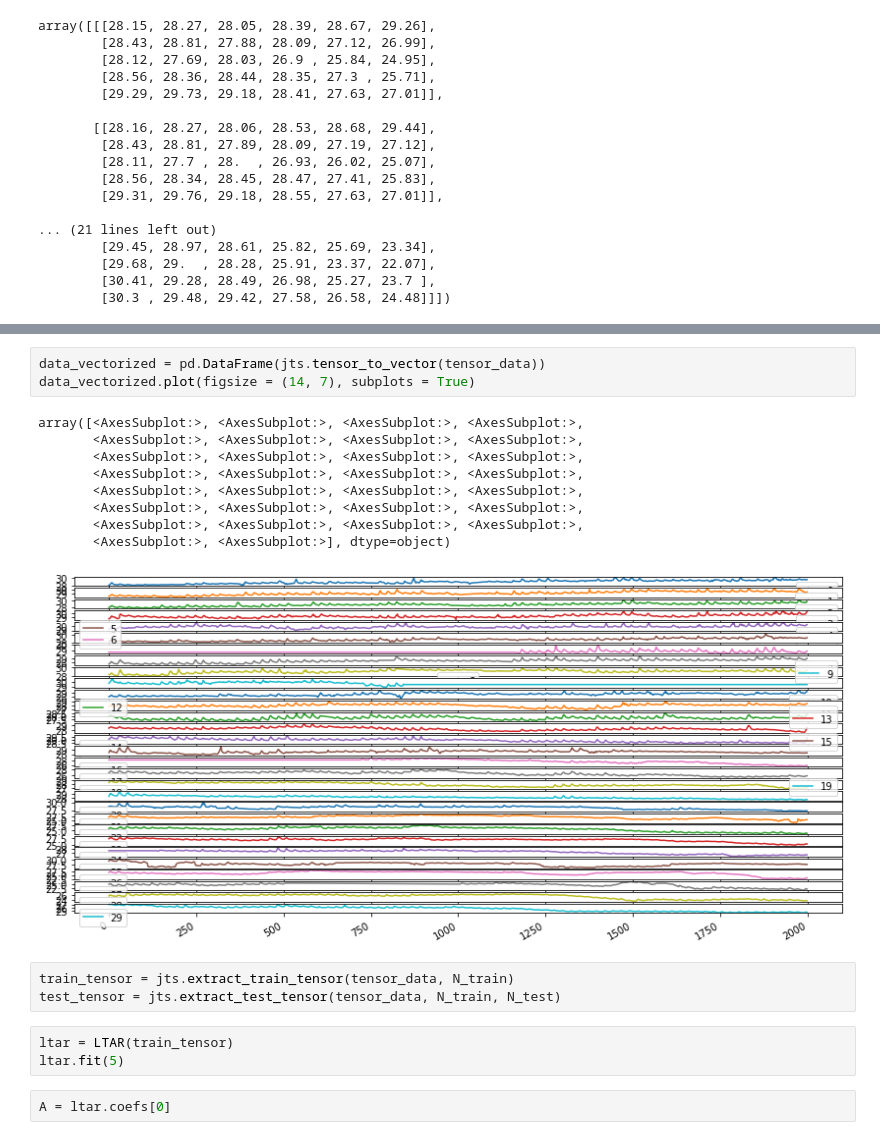
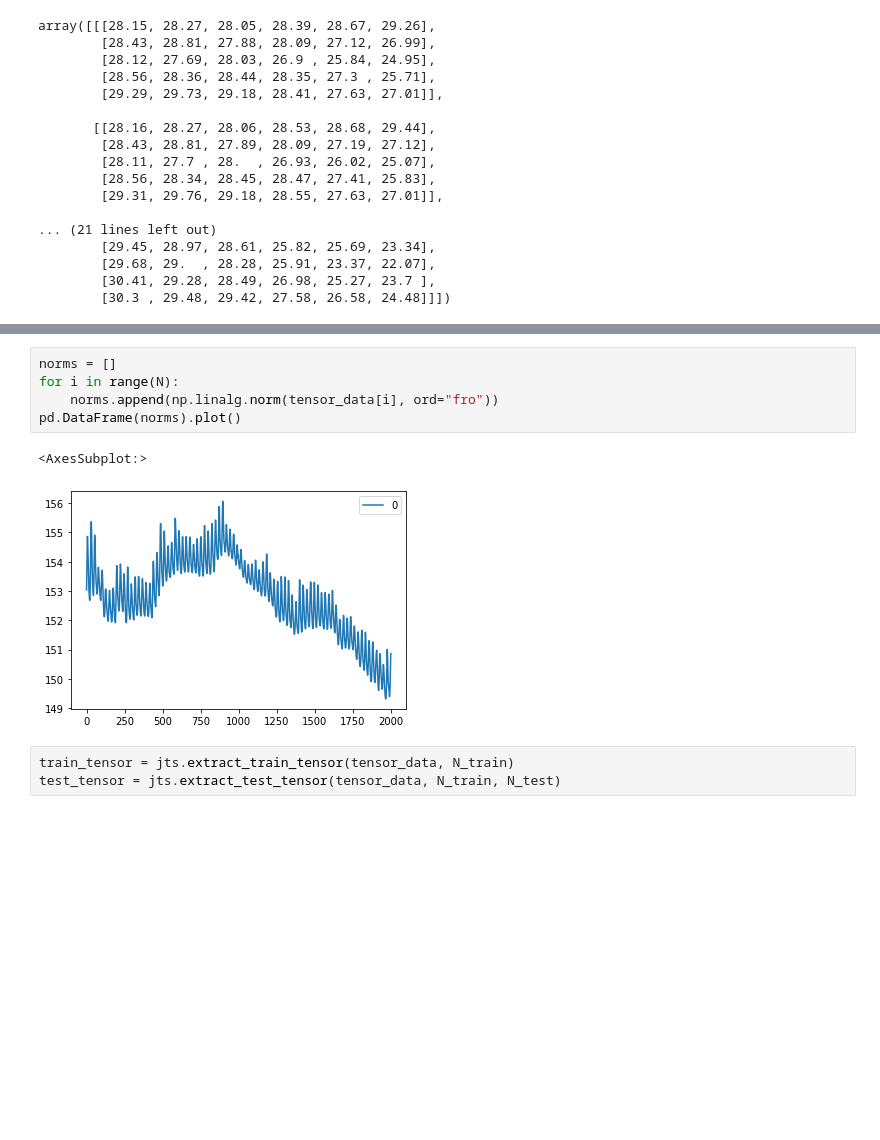
Before and after one commit to VintageDesign/multi_linear_research, a Jupyter notebook: jackson/Docs&Code/L-TVAR/sst_class.ipynb, the cells around one changed output, grey strips where cells are left out. Saved outputs shown, nothing was run; the diff lists cells and outputs as text; blank space fills up the shorter version.

```diff
--- a/jackson/Docs&Code/L-TVAR/sst_class.ipynb
+++ b/jackson/Docs&Code/L-TVAR/sst_class.ipynb
@@ -85,21 +77,11 @@ array([[28.16, 28.27, 28.06, 28.53, 28.68, 29.44],
-# %%
-data_vectorized = pd.DataFrame(jts.tensor_to_vector(tensor_data))
-data_vectorized.plot(figsize = (14, 7), subplots = True)
-# %% [output]
-array([<AxesSubplot:>, <AxesSubplot:>, <AxesSubplot:>, <AxesSubplot:>,
-       <AxesSubplot:>, <AxesSubplot:>, <AxesSubplot:>, <AxesSubplot:>,
-       <AxesSubplot:>, <AxesSubplot:>, <AxesSubplot:>, <AxesSubplot:>,
-       <AxesSubplot:>, <AxesSubplot:>, <AxesSubplot:>, <AxesSubplot:>,
-       <AxesSubplot:>, <AxesSubplot:>, <AxesSubplot:>, <AxesSubplot:>,
-       <AxesSubplot:>, <AxesSubplot:>, <AxesSubplot:>, <AxesSubplot:>,
-       <AxesSubplot:>, <AxesSubplot:>, <AxesSubplot:>, <AxesSubplot:>,
-       <AxesSubplot:>, <AxesSubplot:>], dtype=object)
-[figure, removed]
+# %%
+norms = []
+for i in range(N):
+    norms.append(np.linalg.norm(tensor_data[i], ord="fro"))
+pd.DataFrame(norms).plot()
+# %% [output]
+<AxesSubplot:>
+[figure, added]
 # %%
 train_tensor = jts.extract_train_tensor(tensor_data, N_train)
 test_tensor = jts.extract_test_tensor(tensor_data, N_train, N_test)
-# %%
-ltar = LTAR(train_tensor)
-ltar.fit(5)
-# %%
-A = ltar.coefs[0]
```
Also changed, not shown: parts of 21 cells of this notebook, 29 other files.
